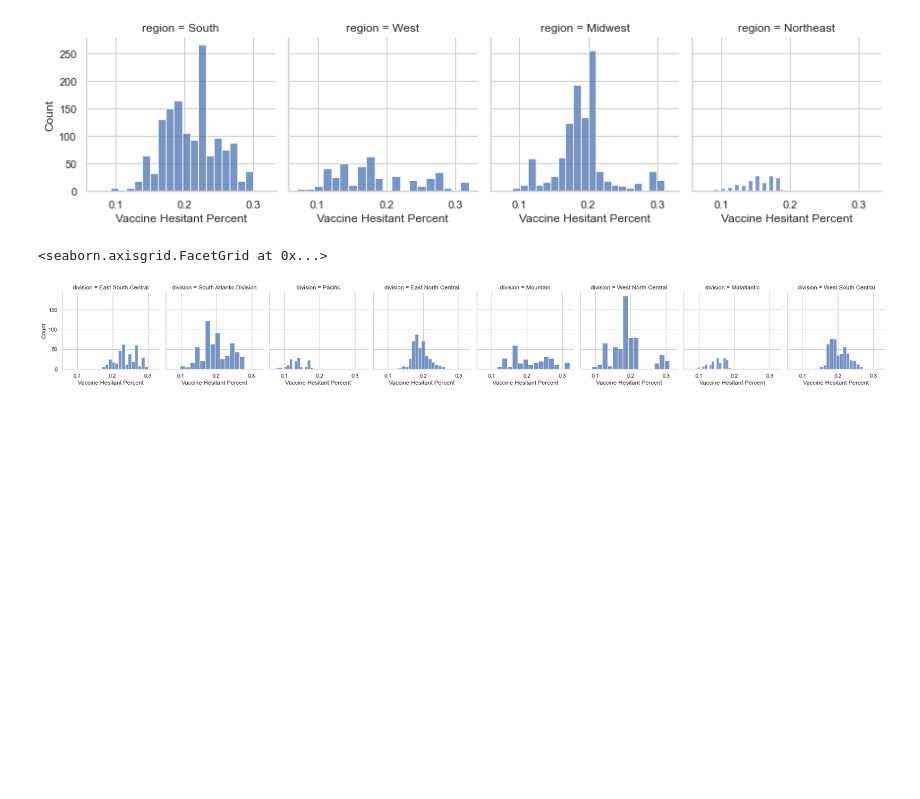
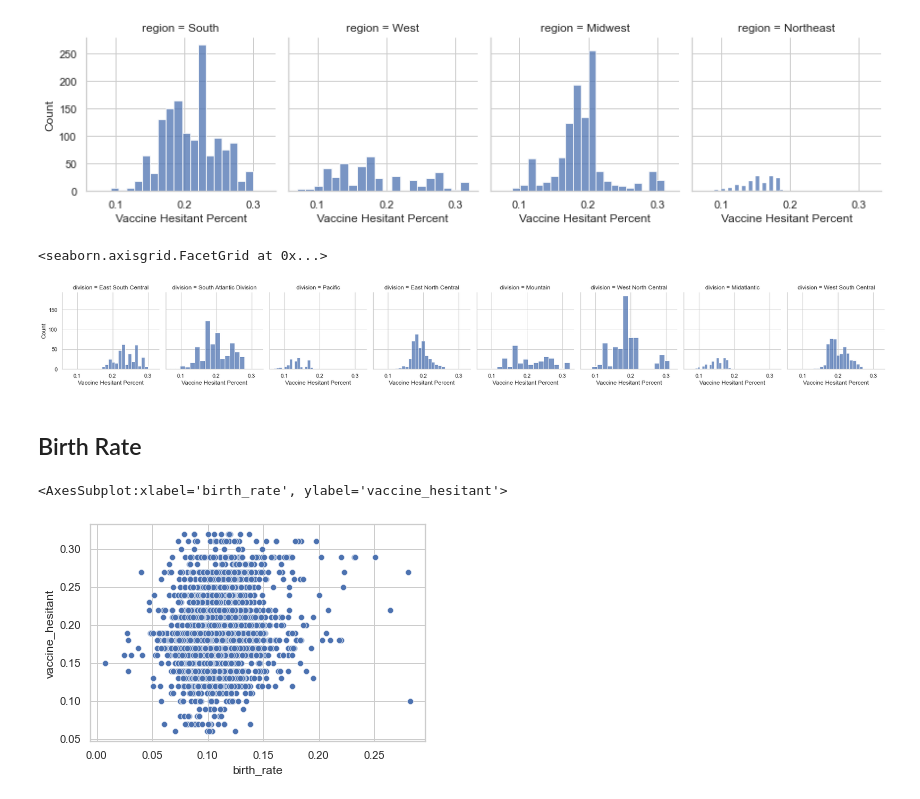
Before and after one commit to kuruparans/covid19-vaccine-hesitancy-analysis, a Jupyter notebook: exploratory-data-analysis.ipynb, the cells around one changed output. Drawn from its saved outputs; the diff is of its cells as text; code cells hidden in the pictures; blank space fills up the shorter version.

Commit message:
Add birth rate scatterplot

```diff
--- a/exploratory-data-analysis.ipynb
+++ b/exploratory-data-analysis.ipynb
@@ -84,3 +85,10 @@ graph.set_axis_labels("Vaccine Hesitant Percent", "Count")
 # %% [output]
 <seaborn.axisgrid.FacetGrid at 0x...>
 [figure]
+# %% [markdown]
+## Birth Rate
+# %%
+sns.scatterplot(x=df['birth_rate'], y=df['vaccine_hesitant'])
+# %% [output]
+<AxesSubplot:xlabel='birth_rate', ylabel='vaccine_hesitant'>
+[figure, added]
```
Also changed, not shown: parts of 1 cell of this notebook.
